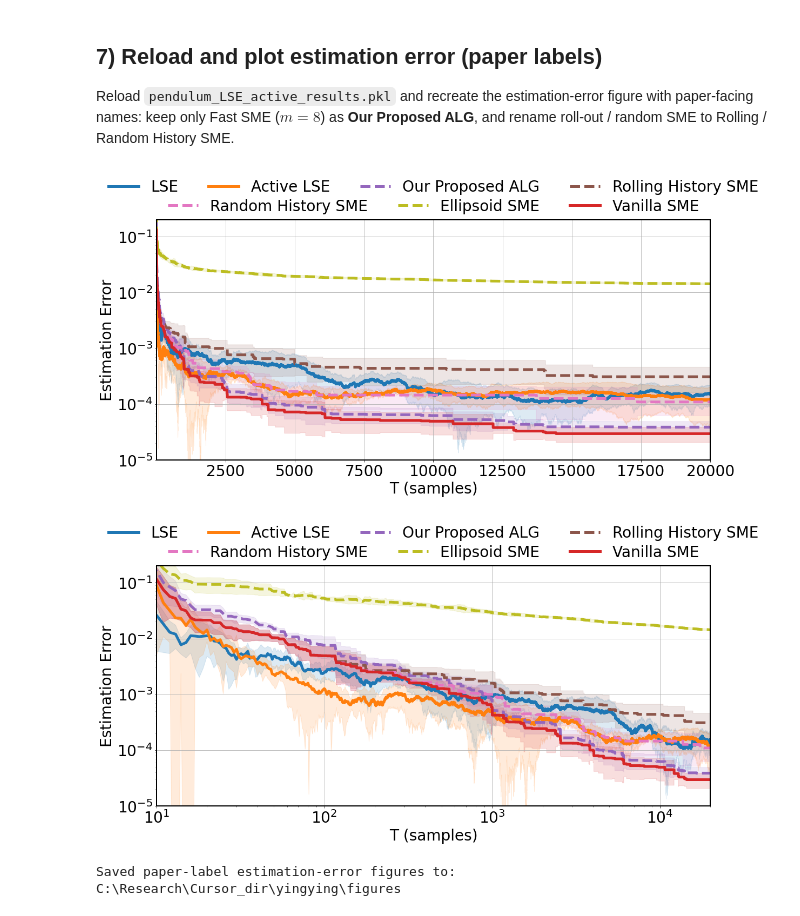
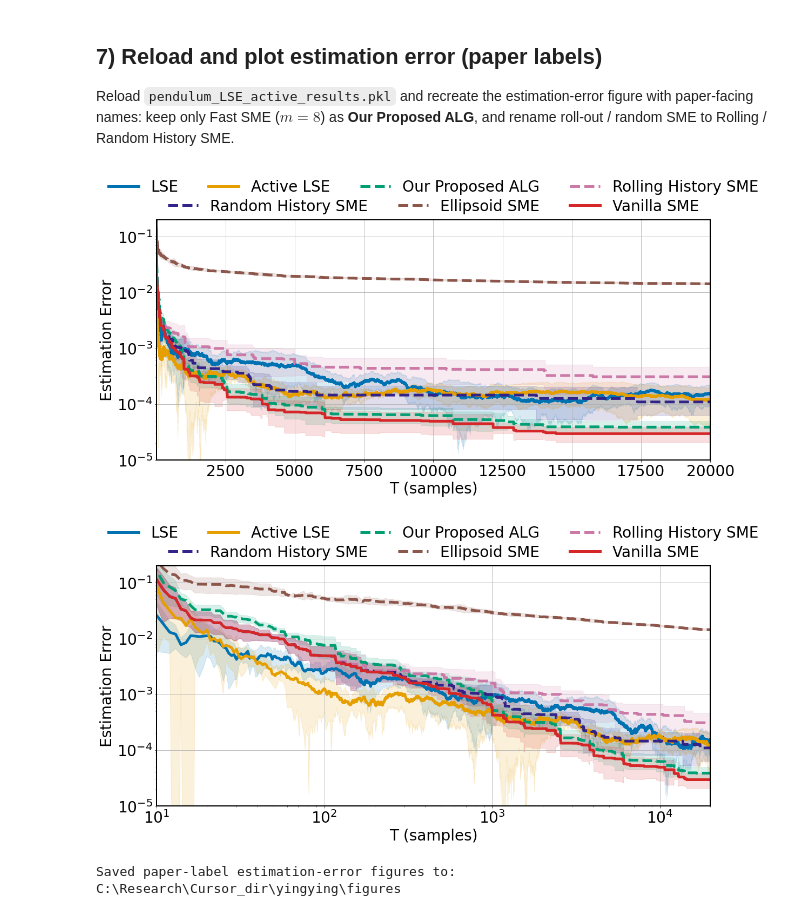
Before and after one commit to ZiyaoG/SYSID_yingying, a Jupyter notebook: pendulum_LSE_active_full_yingying.ipynb, the cells around one changed output. Saved outputs shown, nothing was run; the diff lists cells and outputs as text; code cells hidden in the pictures.

Commit message:
update figures

```diff
--- a/pendulum_LSE_active_full_yingying.ipynb
+++ b/pendulum_LSE_active_full_yingying.ipynb
@@ -1572,18 +1581,28 @@ def _plot_sme_width(
         ax.fill_between(sme_x, sme_lo, sme_hi, color=color, alpha=alpha_band)
 
 
+# Distinct paper colors (avoid light yellow / pink-red clash).
+COLOR_LSE = "#0072B2"          # blue
+COLOR_ACTIVE = "#E69F00"       # orange
+COLOR_PROPOSED = "#009E73"     # bluish green
+COLOR_ROLL = "#CC79A7"         # pink
+COLOR_RANDOM = "#332288"       # dark indigo (was ellipsoid)
+COLOR_ELLIPSOID = "#8C564B"    # brown
+COLOR_VANILLA = "#D62728"      # red
+
+
 def _plot_estimation_error_paper(
     ax, *, log_x: bool, log_y: bool, xlim_left: float, xlim_right: float
 ) -> None:
     approx_ls = "--"
-    _plot_curve(ax, mean_err_passive, std_err_passive, color="C0", label="LSE")
-    _plot_curve(ax, mean_err_active, std_err_active, color="C1", label="Active LSE")
+    _plot_curve(ax, mean_err_passive, std_err_passive, color=COLOR_LSE, label="LSE")
+    _plot_curve(ax, mean_err_active, std_err_active, color=COLOR_ACTIVE, label="Active LSE")
     _plot_sme_width(
         ax,
         proposed_summary.mean_width_norm,
         proposed_summary.std_width_norm,
         proposed_summary.reach_T_mean,
-        color="C4",
+        color=COLOR_PROPOSED,
         label="Our Proposed ALG",
         ls=approx_ls,
         truncate_at_reach=sme_stop_at_precision,
@@ -1594,7 +1613,7 @@ def _plot_estimation_error_paper(
             roll_out_summary.mean_width_norm,
             roll_out_summary.std_width_norm,
             roll_out_summary.reach_T_mean,
-            color="C5",
+            color=COLOR_ROLL,
             label="Rolling History SME",
             ls=approx_ls,
             truncate_at_reach=sme_stop_at_precision,
@@ -1605,7 +1624,7 @@ def _plot_estimation_error_paper(
             random_summary.mean_width_norm,
             random_summary.std_width_norm,
             random_summary.reach_T_mean,
-            color="C6",
+            color=COLOR_RANDOM,
             label="Random History SME",
             ls=approx_ls,
             truncate_at_reach=sme_stop_at_precision,
@@ -1616,7 +1635,7 @@ def _plot_estimation_error_paper(
             ellipsoid_summary.mean_width_norm,
             ellipsoid_summary.std_width_norm,
             ellipsoid_summary.reach_T_mean,
-            color="C8",
+            color=COLOR_ELLIPSOID,
             label="Ellipsoid SME",
             ls=approx_ls,
             truncate_at_reach=sme_stop_at_precision,
@@ -1626,7 +1645,7 @@ def _plot_estimation_error_paper(
         exact_summary.mean_width_norm,
         exact_summary.std_width_norm,
         exact_summary.reach_T_mean,
-        color="C3",
+        color=COLOR_VANILLA,
         label="Vanilla SME",
         ls="-",
         truncate_at_reach=sme_stop_at_precision,
@@ -1646,35 +1665,35 @@ _plot_estimation_error_paper(
     ax_err,
     log_x=False,
     log_y=True,
     xlim_left=plot_xlim_left,
     xlim_right=plot_xlim_right,
 )
 legend_artists = _add_two_row_legend(ax_err, n_first_row=4)
 _save_compact_figure(
     fig_err,
-    FIGURES_DIR / "estimation_error_vs_samples_paper.png",
+    FIGURES_DIR / "estimation_error_vs_samples_paper.pdf",
     extra_artists=legend_artists,
 )
 plt.show()
 
 fig_err_loglog, ax_err_loglog = plt.subplots(figsize=PAPER_TWO_PANEL_FIGSIZE)
 _plot_estimation_error_paper(
     ax_err_loglog,
     log_x=True,
     log_y=True,
     xlim_left=plot_xlim_left,
     xlim_right=plot_xlim_right,
 )
 legend_artists_loglog = _add_two_row_legend(ax_err_loglog, n_first_row=4)
 _save_compact_figure(
     fig_err_loglog,
-    FIGURES_DIR / "estimation_error_vs_samples_loglog_paper.png",
+    FIGURES_DIR / "estimation_error_vs_samples_loglog_paper.pdf",
     extra_artists=legend_artists_loglog,
 )
 plt.show()
 
 print("Saved paper-label estimation-error figures to:", FIGURES_DIR.resolve())
 # %% [output]
-[figure, old version]
+[figure, new version]
-[figure, old version]
+[figure, new version]
 Saved paper-label estimation-error figures to: C:\Research\Cursor_dir\yingying\figures
```
Also changed, not shown: parts of 1 cell of this notebook, 4 other files.
